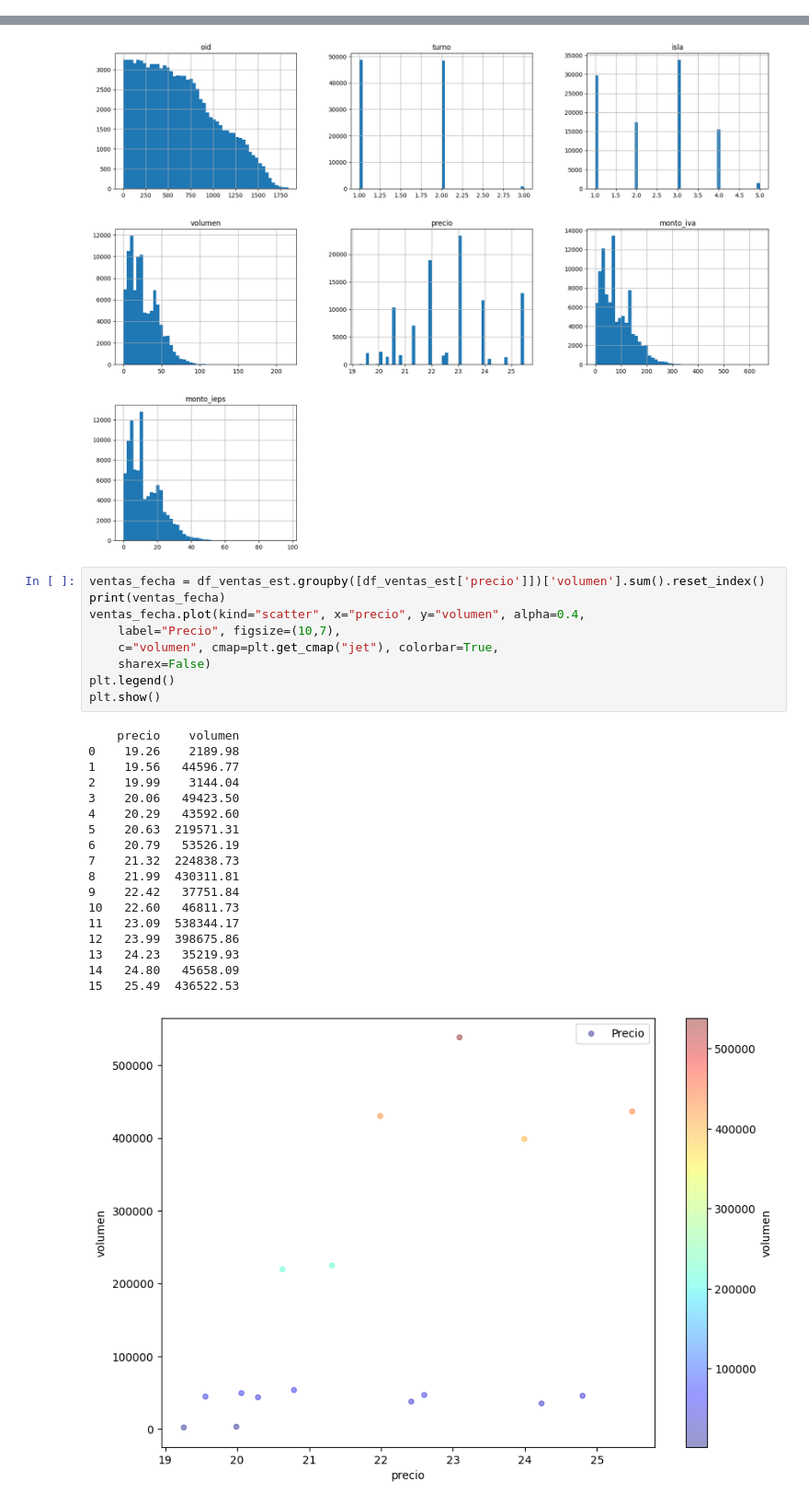
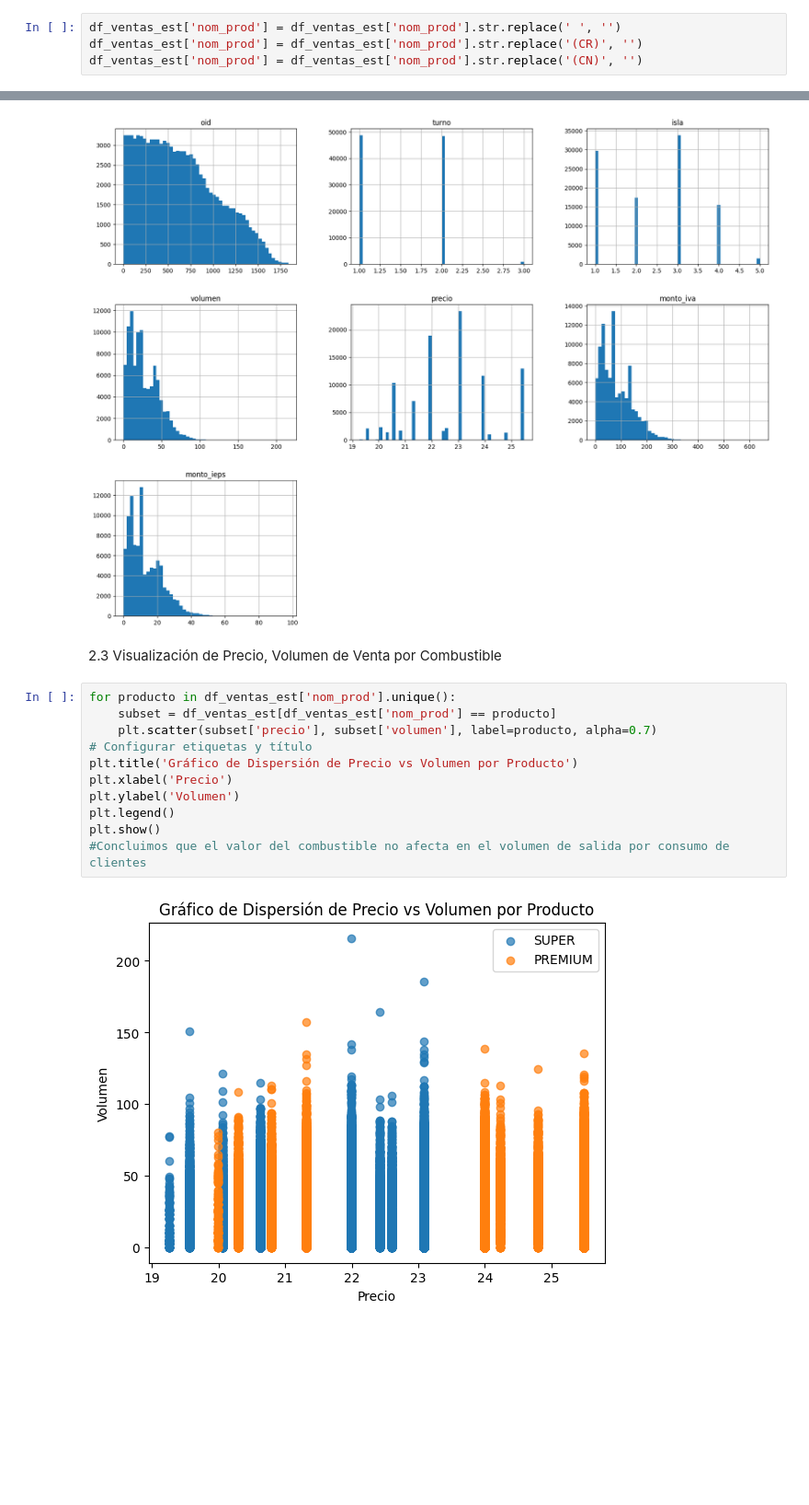
Before and after one commit to RiquelmeDom/project_machine_learning, a Jupyter notebook: project_forecast_ventas_combustible.ipynb, the cells around one changed output, grey strips where cells are left out. Shown: that part at 92% size. Saved outputs shown, nothing was run; the diff lists cells and outputs as text; blank space fills up the shorter version.

```diff
--- a/project_forecast_ventas_combustible.ipynb
+++ b/project_forecast_ventas_combustible.ipynb
@@ -97,3 +99,7 @@ df_ventas_est['importe'] = df_ventas_est['importe'].astype(float)
+# %%
+df_ventas_est['nom_prod'] = df_ventas_est['nom_prod'].str.replace(' ', '')
+df_ventas_est['nom_prod'] = df_ventas_est['nom_prod'].str.replace('(CR)', '')
+df_ventas_est['nom_prod'] = df_ventas_est['nom_prod'].str.replace('(CN)', '')
 # %%
 #fecha debe de ser tipo date
 df_ventas_est['fecha'] = df_ventas_est['fecha'].str.replace('.00', '')
@@ -185,31 +191,18 @@ df_ventas_est.hist(bins=50, figsize=(20,15))
 plt.show()
 # %% [output]
 [figure]
-# %%
-ventas_fecha = df_ventas_est.groupby([df_ventas_est['precio']])['volumen'].sum().reset_index()
-print(ventas_fecha)
-ventas_fecha.plot(kind="scatter", x="precio", y="volumen", alpha=0.4,
-    label="Precio", figsize=(10,7),
-    c="volumen", cmap=plt.get_cmap("jet"), colorbar=True,
-    sharex=False)
-plt.legend()
-plt.show()
-# %% [output]
-    precio    volumen
-0    19.26    2189.98
-1    19.56   44596.77
-2    19.99    3144.04
-3    20.06   49423.50
-4    20.29   43592.60
-5    20.63  219571.31
-6    20.79   53526.19
-7    21.32  224838.73
-8    21.99  430311.81
-9    22.42   37751.84
-10   22.60   46811.73
-11   23.09  538344.17
-12   23.99  398675.86
-13   24.23   35219.93
-14   24.80   45658.09
-15   25.49  436522.53
-[figure, removed]
+# %% [markdown]
+2.3 Visualización de Precio, Volumen de Venta por Combustible
+# %%
+for producto in df_ventas_est['nom_prod'].unique():
+    subset = df_ventas_est[df_ventas_est['nom_prod'] == producto]
+    plt.scatter(subset['precio'], subset['volumen'], label=producto, alpha=0.7)
+# Configurar etiquetas y título
+plt.title('Gráfico de Dispersión de Precio vs Volumen por Producto')
+plt.xlabel('Precio')
+plt.ylabel('Volumen')
+plt.legend()
+plt.show()
+#Concluimos que el valor del combustible no afecta en el volumen de salida por consumo de clientes
+# %% [output]
+[figure, added]
```
Also changed, not shown: parts of 7 cells of this notebook.
